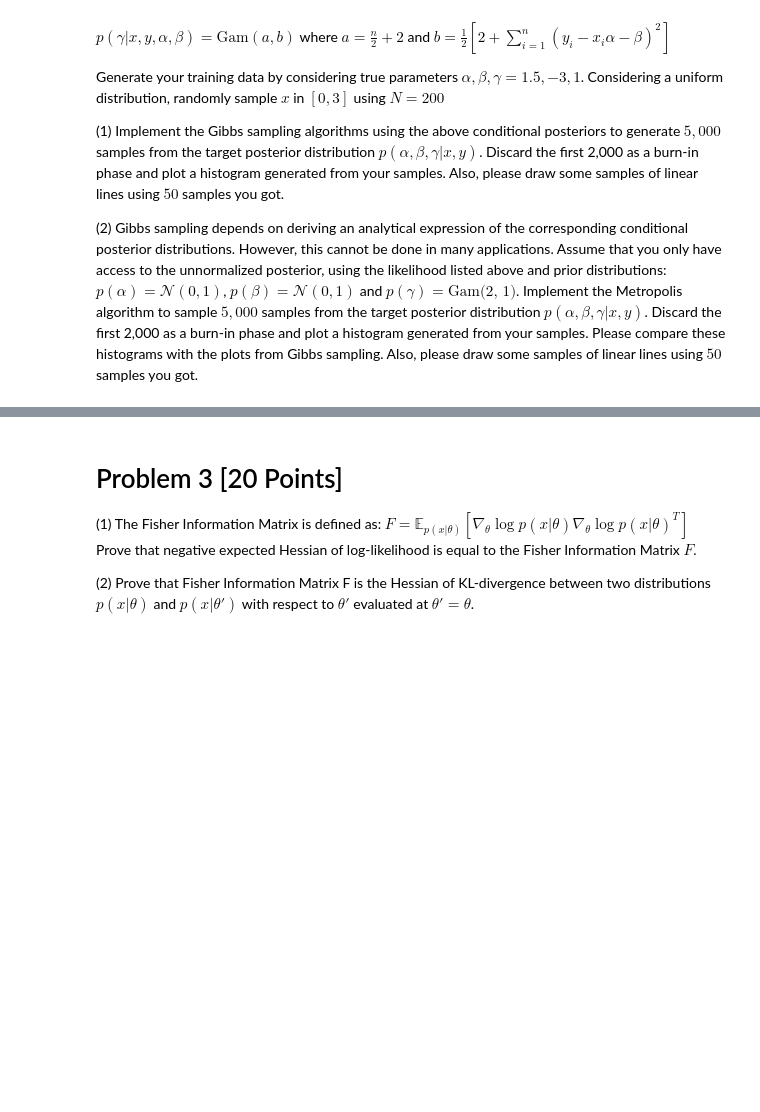
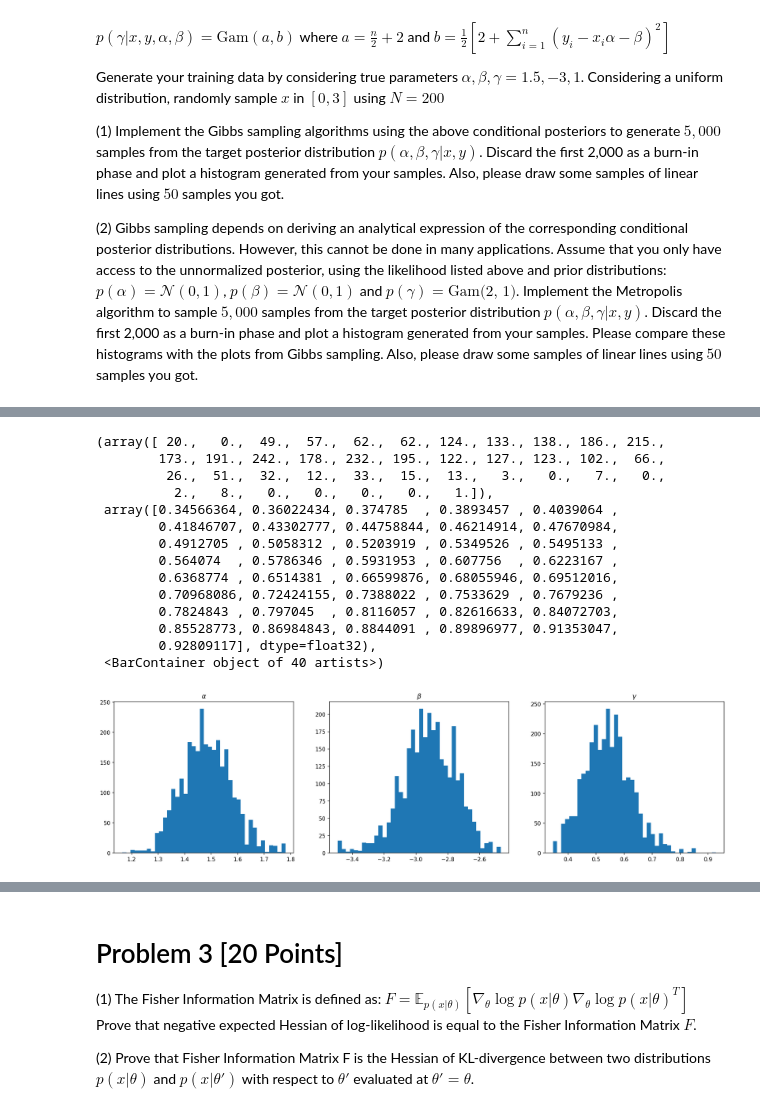
Before and after one commit to notrichardren/ENM5310, a Jupyter notebook: assignments/assn3.ipynb, the cells around one changed output, grey strips where cells are left out. Drawn from its saved outputs; the diff is of its cells as text; code cells hidden in the pictures; blank space fills up the shorter version.

```diff
--- a/assignments/assn3.ipynb
+++ b/assignments/assn3.ipynb
@@ -49,0 +243,20 @@ Generate your training data by considering true parameters $\alpha, \beta, \gamm
+# %%
+def log_unnormalized_posterior(params, data):
+    alpha, beta, gamma = params
+    xs, ys = data
+    N = xs.shape[0]
+
+    return 0.5 * N * jnp.log(gamma) / 2 \
+         - gamma / 2 * jnp.sum((ys - alpha * xs - beta) ** 2) \
+         - alpha**2 / 2 - beta**2 / 2 + jnp.log(gamma) - gamma
+# %%
+log_prob = lambda params: log_unnormalized_posterior(params, (xs, ys))
+# Choosing a small enough step-size:
+step_size = 0.1
+# Setting lower and upper bounds for the parameters:
+lb = jnp.array([-5.0,-5.0, 0.0])
+ub = jnp.array([ 5.0, 5.0, 5.0])
+
+init_fn, sample_fn = metropolis(log_prob, step_size)
+init_state         = init_fn(key, (lb, ub))
+param_samples      = sample_fn(5000, key, init_state)
@@ -49,0 +270,28 @@ Generate your training data by considering true parameters $\alpha, \beta, \gamm
+# %%
+pl.figure(figsize = (20,5), dpi = 150)
+
+pl.subplot(1, 3, 1)
+pl.title(r'$\alpha$')
+pl.hist(param_samples[:, 0], bins = 40)
+pl.subplot(1, 3, 2)
+pl.title(r'$\beta$')
+pl.hist(param_samples[:, 1], bins = 40)
+pl.subplot(1, 3, 3)
+pl.title(r'$\gamma$')
+pl.hist(param_samples[:, 2], bins = 40)
+# %% [output]
+(array([ 20.,   0.,  49.,  57.,  62.,  62., 124., 133., 138., 186., 215.,
+        173., 191., 242., 178., 232., 195., 122., 127., 123., 102.,  66.,
+         26.,  51.,  32.,  12.,  33.,  15.,  13.,   3.,   0.,   7.,   0.,
+          2.,   8.,   0.,   0.,   0.,   0.,   1.]),
+ array([0.34566364, 0.36022434, 0.374785  , 0.3893457 , 0.4039064 ,
+        0.41846707, 0.43302777, 0.44758844, 0.46214914, 0.47670984,
+        0.4912705 , 0.5058312 , 0.5203919 , 0.5349526 , 0.5495133 ,
+        0.564074  , 0.5786346 , 0.5931953 , 0.607756  , 0.6223167 ,
+        0.6368774 , 0.6514381 , 0.66599876, 0.68055946, 0.69512016,
+        0.70968086, 0.72424155, 0.7388022 , 0.7533629 , 0.7679236 ,
+        0.7824843 , 0.797045  , 0.8116057 , 0.82616633, 0.84072703,
+        0.85528773, 0.86984843, 0.8844091 , 0.89896977, 0.91353047,
+        0.92809117], dtype=float32),
+ <BarContainer object of 40 artists>)
+[figure, added]
```
Also changed, not shown: parts of 23 cells of this notebook.
